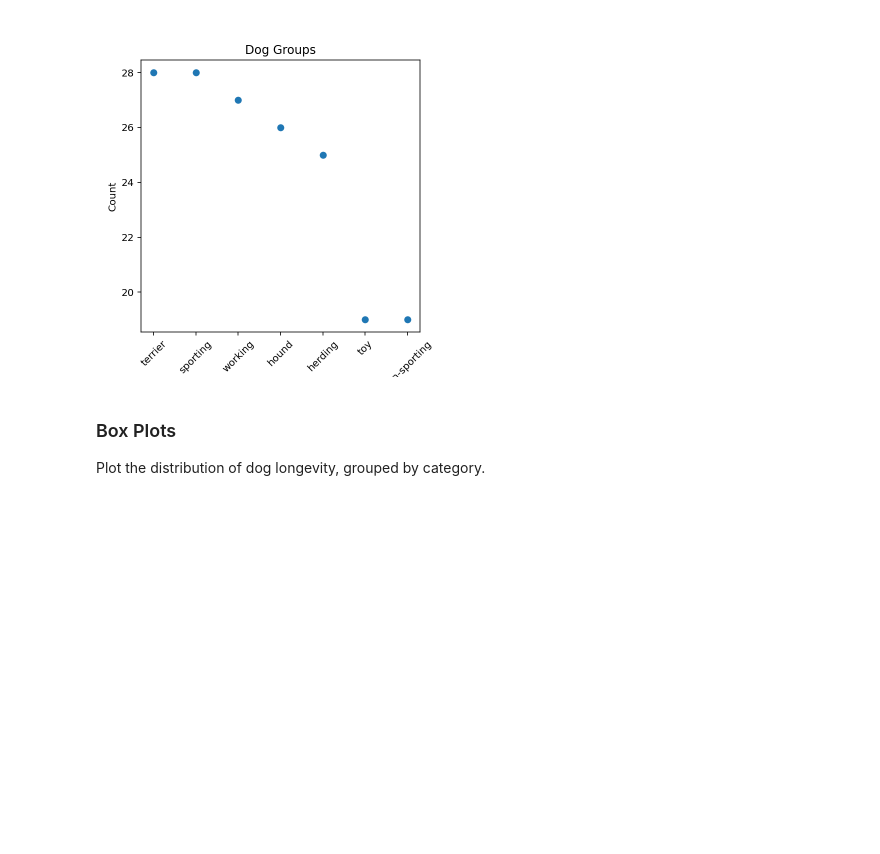
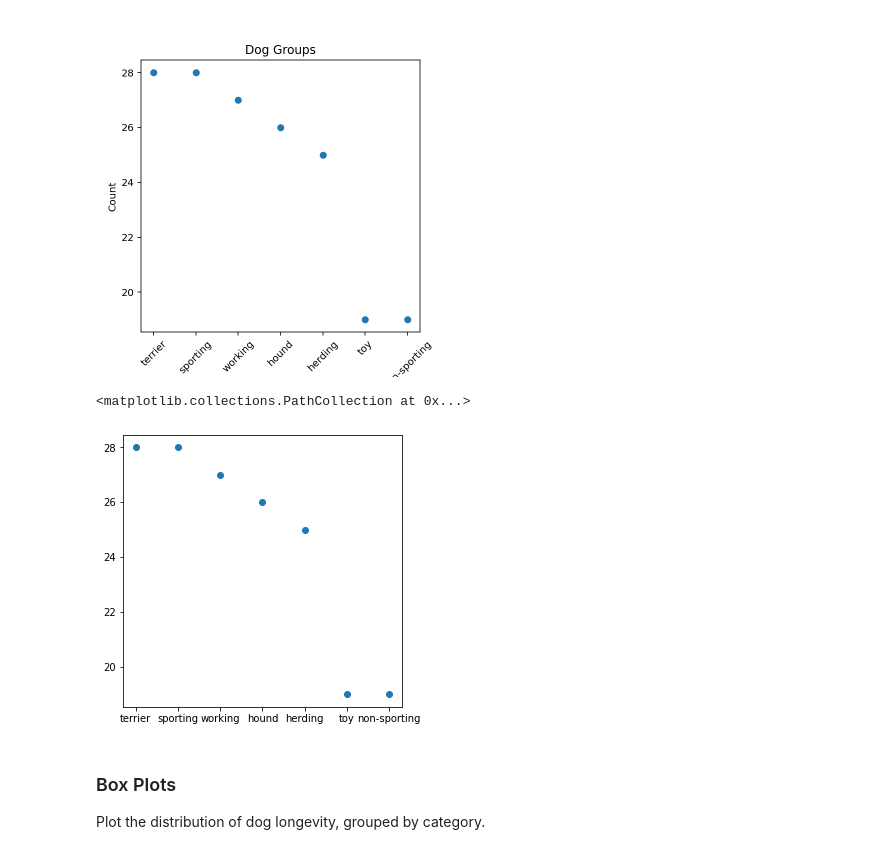
Before and after one commit to kramlinger/STA141B_FQ24, a Jupyter notebook: discussion/02-visualization.ipynb, the cells around one changed output. Cells and saved outputs as stored; diff of their text form; code cells hidden in the pictures; blank space fills up the shorter version.

```diff
--- a/discussion/02-visualization.ipynb
+++ b/discussion/02-visualization.ipynb
@@ -258,6 +260,12 @@ ax.set(title = "Dog Groups", xlabel = "Group", ylabel = "Count")
 # %% [output]
 [Text(0.5, 1.0, 'Dog Groups'), Text(0.5, 0, 'Group'), Text(0, 0.5, 'Count')]
 [figure]
+# %%
+# Matplotlib
+plt.scatter(counts.index, counts)
+# %% [output]
+<matplotlib.collections.PathCollection at 0x...>
+[figure, added]
 # %% [markdown]
 ### Box Plots
 
```
Also changed, not shown: parts of 4 cells of this notebook.
